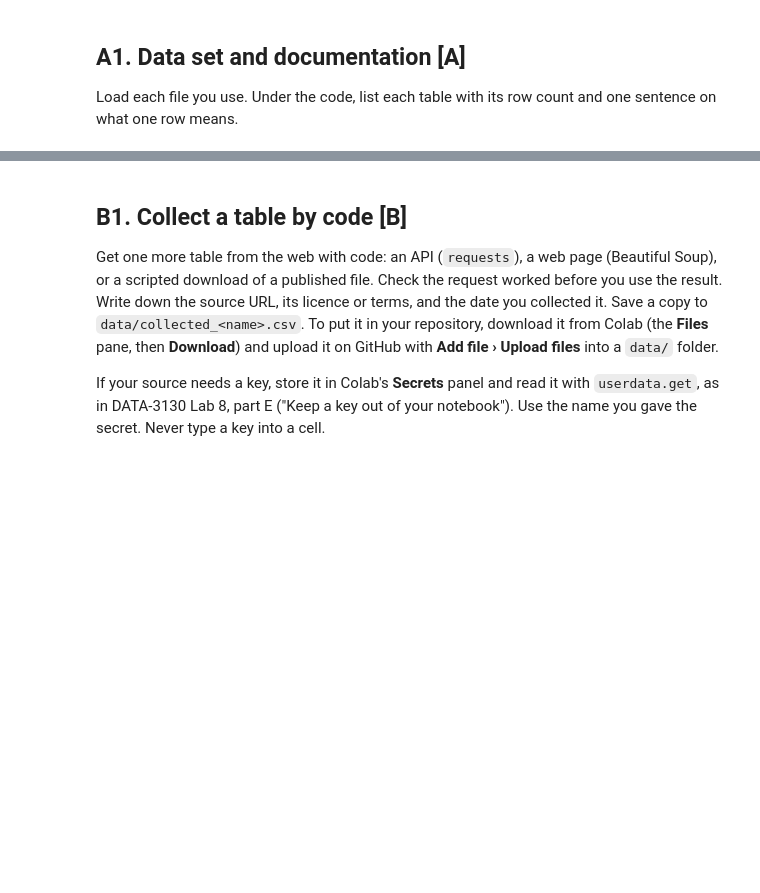
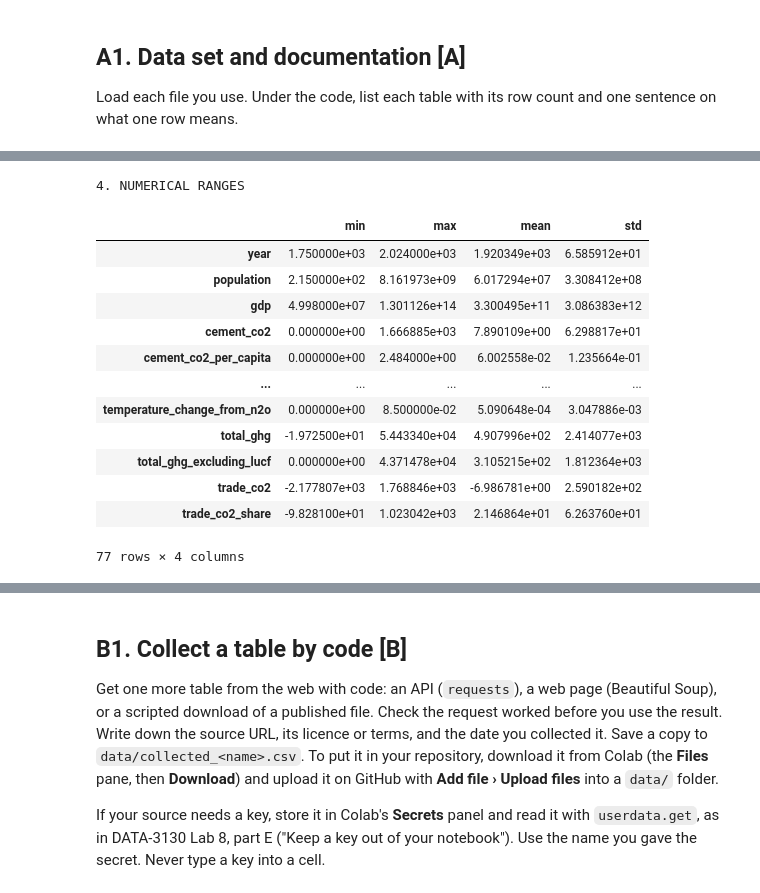
Before and after one commit to Ganyi01/data-project, a Jupyter notebook: data_project.ipynb, the cells around one changed output, grey strips where cells are left out. Cells and saved outputs as stored; diff of their text form; code cells hidden in the pictures; blank space fills up the shorter version.

```diff
--- a/data_project.ipynb
+++ b/data_project.ipynb
@@ -229,0 +270,66 @@ _Table, rows, and what one row means:_
+# %%
+
+# A2: Profiling the raw datasets BEFORE making changes
+
+def profile_dataset(df, name):
+    print("=" * 70)
+    print(f"PROFILE: {name}")
+    print("=" * 70)
+
+    # 1. Number of rows and columns
+    print("\n1. DATASET SIZE")
+    print("Rows:", df.shape[0])
+    print("Columns:", df.shape[1])
+
+    # 2. Data types
+    print("\n2. COLUMN DATA TYPES")
+    display(df.dtypes.to_frame(name="Data Type"))
+
+    # 3. Missing values
+    print("\n3. MISSING VALUES")
+    missing = df.isnull().sum()
+    missing = missing[missing > 0].sort_values(ascending=False)
+
+    if len(missing) > 0:
+        display(missing.to_frame(name="Missing Count"))
+    else:
+        print("No missing values found.")
+
+    # 4. Numerical ranges
+    print("\n4. NUMERICAL RANGES")
+    numeric_columns = df.select_dtypes(include="number").columns
+
+    if len(numeric_columns) > 0:
+        display(df[numeric_columns].describe().T[
+            ["min", "max", "mean", "std"]
+        ])
+    else:
+        print("No numerical columns found.")
+
+    # 5. Duplicate rows
+    print("\n5. DUPLICATE ROWS")
+    print("Number of duplicate rows:", df.duplicated().sum())
+
+    # 6. Distinct values in possible key columns
+    print("\n6. DISTINCT VALUES IN KEY COLUMNS")
+
+    possible_keys = [
+        "country", "iso_code", "year",
+        "column", "variable", "name"
+    ]
+
+    for col in possible_keys:
+        if col in df.columns:
+            print(
+                f"{col}: {df[col].nunique(dropna=True)} "
+                "distinct values"
+            )
+            print("Sample values:", df[col].dropna().unique()[:10])
+
+
+# Profile the original CO2 dataset
+profile_dataset(raw_co2, "CO2 EMISSIONS DATASET")
+
+# Profile the original codebook
+profile_dataset(codebook, "CO2 CODEBOOK")
+# %% [output]
@@ -229,0 +372,14 @@ _Table, rows, and what one row means:_
+4. NUMERICAL RANGES
+|  | min | max | mean | std |
+| year | 1.750000e+03 | 2.024000e+03 | 1.920349e+03 | 6.585912e+01 |
+| population | 2.150000e+02 | 8.161973e+09 | 6.017294e+07 | 3.308412e+08 |
+| gdp | 4.998000e+07 | 1.301126e+14 | 3.300495e+11 | 3.086383e+12 |
+| cement_co2 | 0.000000e+00 | 1.666885e+03 | 7.890109e+00 | 6.298817e+01 |
+| cement_co2_per_capita | 0.000000e+00 | 2.484000e+00 | 6.002558e-02 | 1.235664e-01 |
+| ... | ... | ... | ... | ... |
+| temperature_change_from_n2o | 0.000000e+00 | 8.500000e-02 | 5.090648e-04 | 3.047886e-03 |
+| total_ghg | -1.972500e+01 | 5.443340e+04 | 4.907996e+02 | 2.414077e+03 |
+| total_ghg_excluding_lucf | 0.000000e+00 | 4.371478e+04 | 3.105215e+02 | 1.812364e+03 |
+| trade_co2 | -2.177807e+03 | 1.768846e+03 | -6.986781e+00 | 2.590182e+02 |
+| trade_co2_share | -9.828100e+01 | 1.023042e+03 | 2.146864e+01 | 6.263760e+01 |
+77 rows × 4 columns
```
Also changed, not shown: parts of 12 cells of this notebook.
